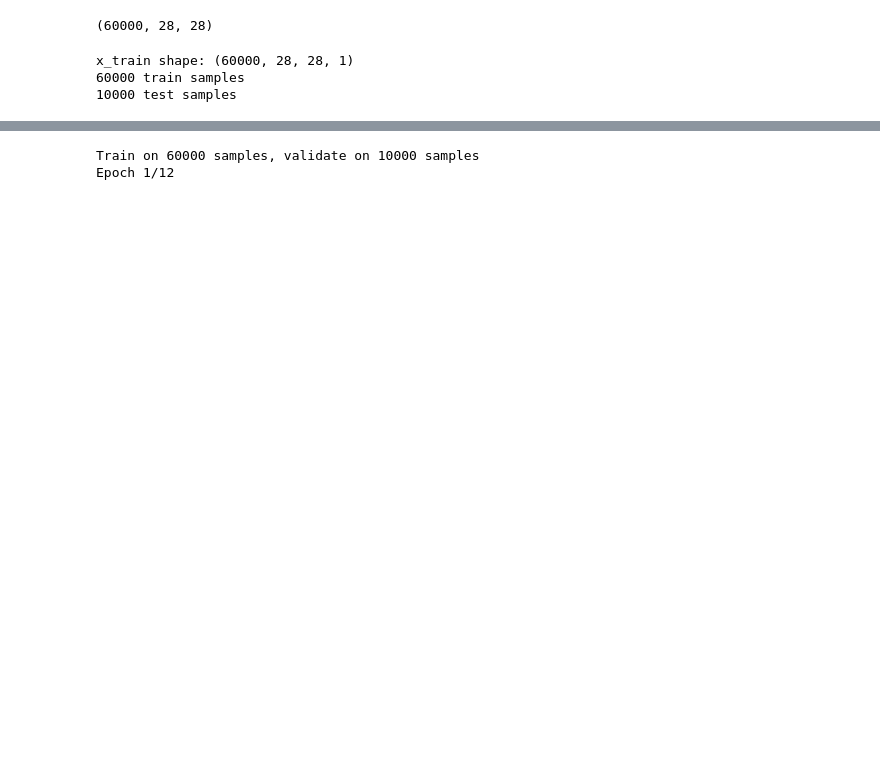
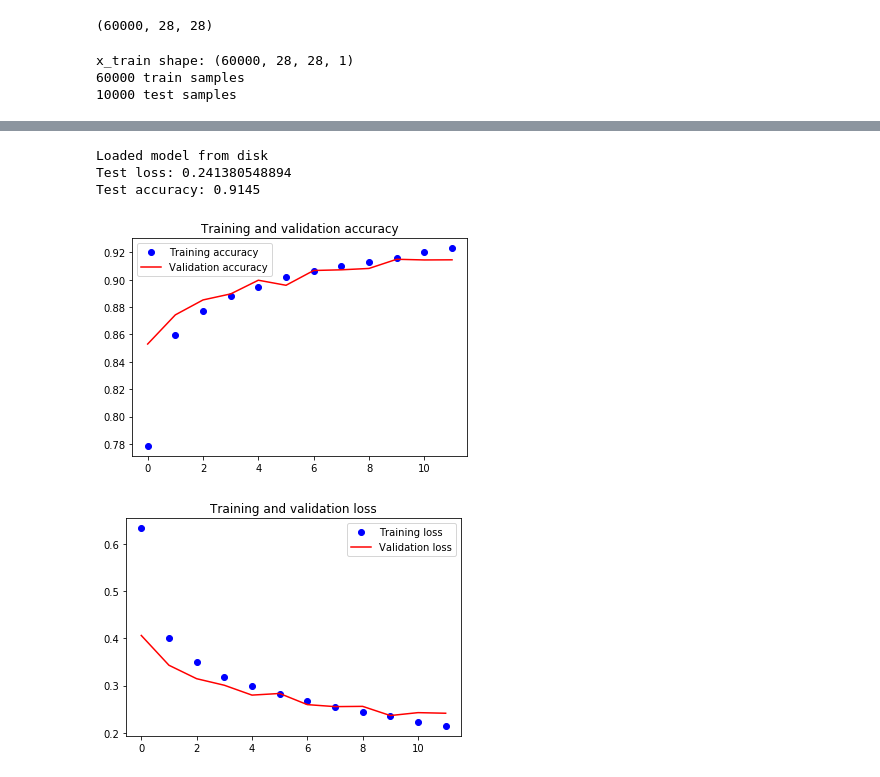
Before and after one commit to maksymx/terror_db, a Jupyter notebook: fashion/fashion.ipynb, the cells around one changed output, grey strips where cells are left out. Cells and saved outputs as stored; diff of their text form; code cells hidden in the pictures; blank space fills up the shorter version.

```diff
--- a/fashion/fashion.ipynb
+++ b/fashion/fashion.ipynb
@@ -107,7 +107,7 @@ if os.path.exists(weights_path) and os.path.exists(model_path):
                   optimizer=keras.optimizers.Adadelta(),
                   metrics=['accuracy'])
 else:
-    model = create_model(x_train, y_train, x_test, y_test, batch_size=batch_size,
+    model = create_model(X_train, Y_train, X_test, Y_test, batch_size=batch_size,
                                   epochs=epochs, num_classes=num_classes)
     # serialize model to JSON
     model_json = model.to_json()
@@ -117,13 +117,37 @@ else:
     model.save_weights(weights_path)
     print("Saved model to disk")
 
-score = model.evaluate(x_test, y_test, verbose=0)
+score = model.evaluate(X_test, Y_test, verbose=0)
 print('Test loss:', score[0])
 print('Test accuracy:', score[1])
 # %% [output]
-Train on 60000 samples, validate on 10000 samples
-Epoch 1/12
+Loaded model from disk
+Test loss: 0.241380548894
+Test accuracy: 0.9145
 # %%
 import pandas as pd
 
 history = pd.read_csv(history_path, delimiter=';')
+# %%
+import matplotlib.pyplot as plt
+%matplotlib inline
+
+accuracy = history['acc']
+val_accuracy = history['val_acc']
+loss = history['loss']
+val_loss = history['val_loss']
+# %%
+epochs = range(len(accuracy))
+plt.plot(epochs, accuracy, 'bo', label='Training accuracy')
+plt.plot(epochs, val_accuracy, 'r', label='Validation accuracy')
+plt.title('Training and validation accuracy')
+plt.legend()
+plt.figure()
+plt.plot(epochs, loss, 'bo', label='Training loss')
+plt.plot(epochs, val_loss, 'r', label='Validation loss')
+plt.title('Training and validation loss')
+plt.legend()
+plt.show()
+# %% [output]
+[figure, added]
+[figure, added]
```
Also changed, not shown: parts of 12 cells of this notebook.
